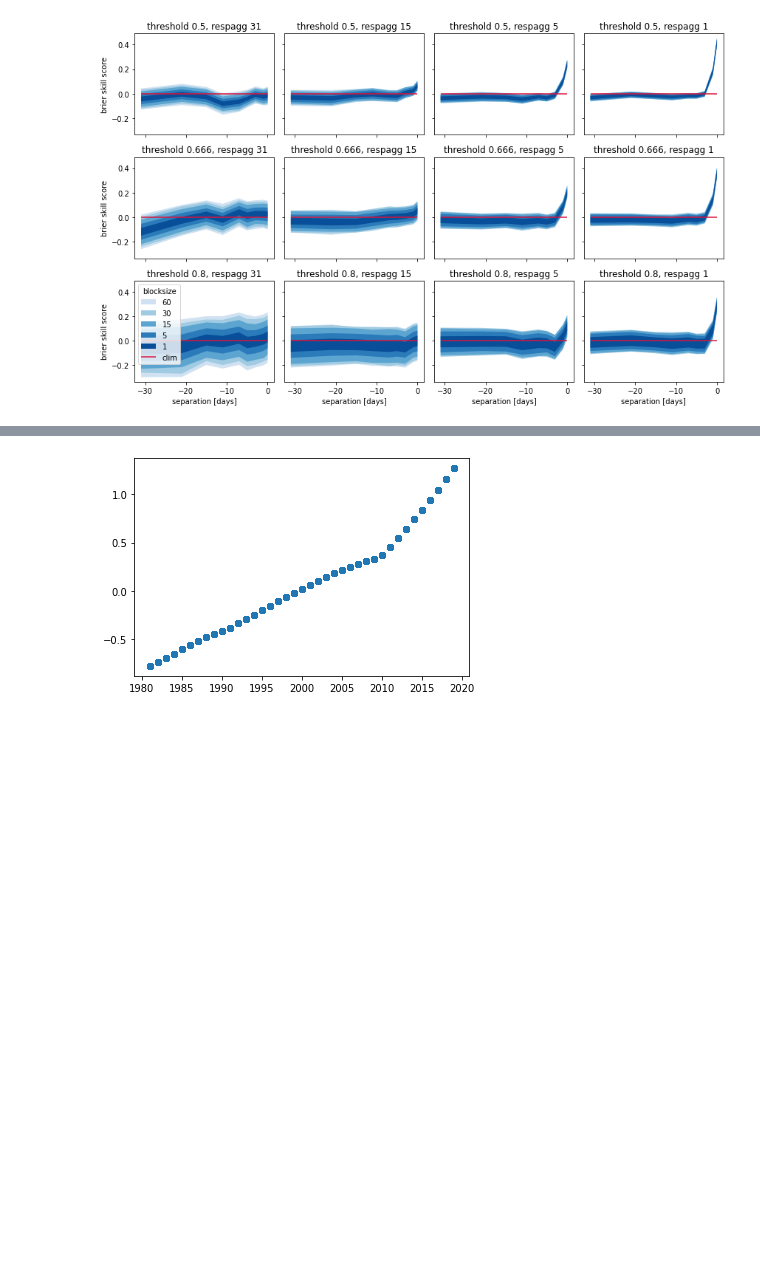
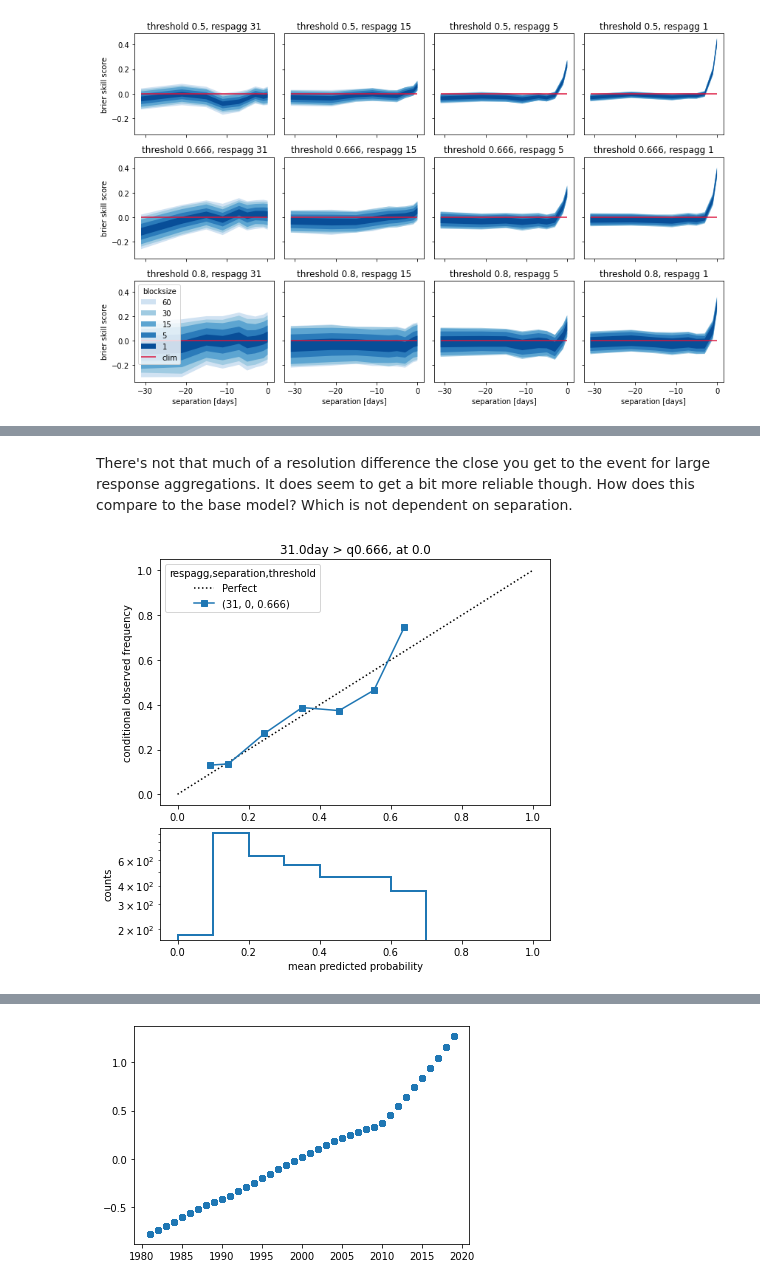
Before and after one commit to chiemvs/Weave, a Jupyter notebook: notebooks/Classifier_skills.ipynb, the cells around one changed output, grey strips where cells are left out. Cells and saved outputs as stored; diff of their text form; code cells hidden in the pictures; blank space fills up the shorter version.

```diff
--- a/notebooks/Classifier_skills.ipynb
+++ b/notebooks/Classifier_skills.ipynb
@@ -280,0 +195,10 @@ Text(0.5, 1.0, 'frequency 31 day')
+# %% [markdown]
+There's not that much of a resolution difference the close you get to the event for large response aggregations. It does seem to get a bit more reliable though. How does this compare to the base model? Which is not dependent on separation.
+# %%
+y_true, y_probs = get_predictions(basemodel, respaggs = [31],thresholds = [0.666], separations = [0])
+fr, tit = strip_for_reliability(y_probs)
+fig, axes = reliability_plot(y_true=y_true, y_probs = fr)
+axes[0].set_title(tit)
+plt.show()
+# %% [output]
+[figure, added]
```
Also changed, not shown: parts of 39 cells of this notebook.
